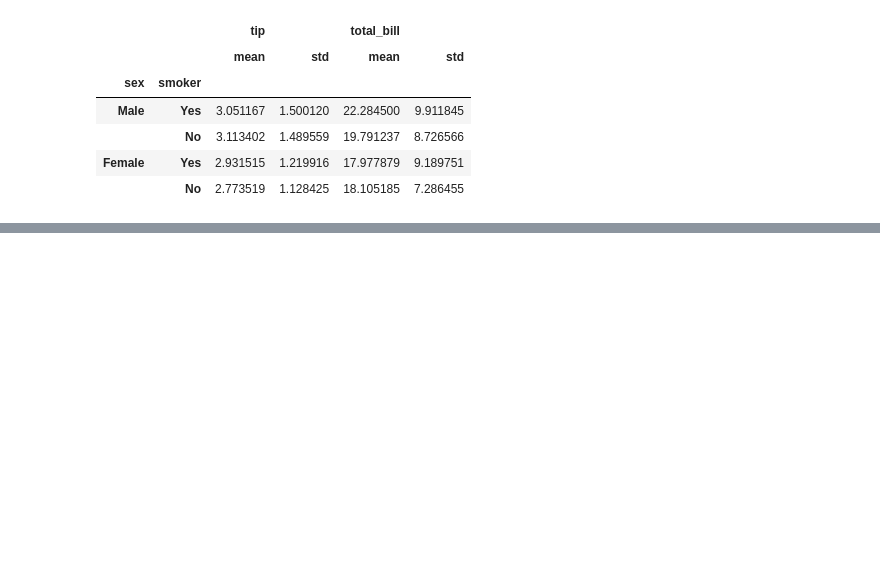
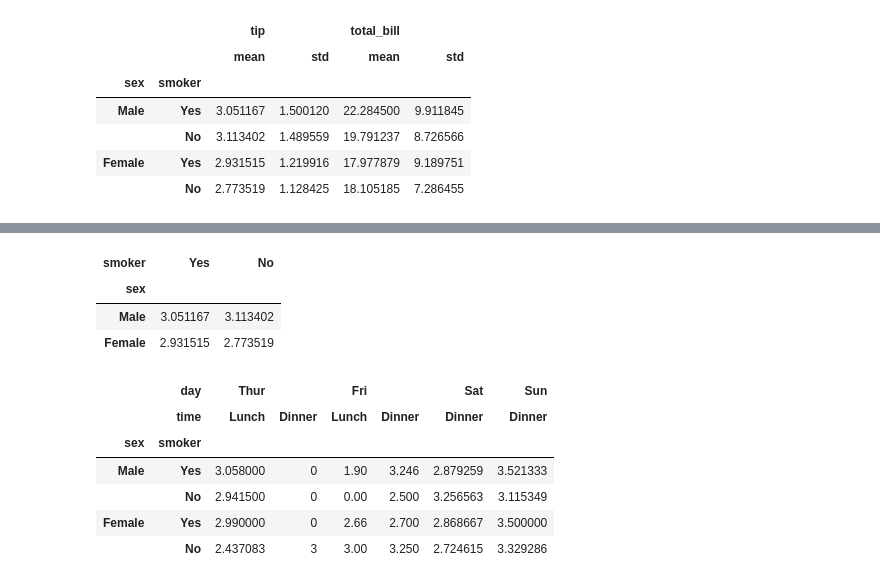
Before and after one commit to kim-dahun/python-study, a Jupyter notebook: py15_dataframe.ipynb, the cells around one changed output, grey strips where cells are left out. Drawn from its saved outputs; the diff is of its cells as text; code cells hidden in the pictures; blank space fills up the shorter version.

```diff
--- a/py15_dataframe.ipynb
+++ b/py15_dataframe.ipynb
@@ -338,0 +376,19 @@ pd.DataFrame(y)
+# %%
+tips.pivot_table(values='tip', index='sex', columns='smoker')
+# %% [output]
+| smoker | Yes | No |
+| sex |  |  |
+| Male | 3.051167 | 3.113402 |
+| Female | 2.931515 | 2.773519 |
+# %%
+# 성별, 흡연여부별, 요일별, 시간대별, 팁의 평균
+
+tips.pivot_table(fill_value=0, values='tip', index=['sex','smoker'], columns=['day','time'])
+# %% [output]
+|  | day | Thur |  | Fri |  | Sat | Sun |
+|  | time | Lunch | Dinner | Lunch | Dinner | Dinner | Dinner |
+| sex | smoker |  |  |  |  |  |  |
+| Male | Yes | 3.058000 | 0 | 1.90 | 3.246 | 2.879259 | 3.521333 |
+|  | No | 2.941500 | 0 | 0.00 | 2.500 | 3.256563 | 3.115349 |
+| Female | Yes | 2.990000 | 0 | 2.66 | 2.700 | 2.868667 | 3.500000 |
+|  | No | 2.437083 | 3 | 3.00 | 3.250 | 2.724615 | 3.329286 |
```
Also changed, not shown: parts of 4 cells of this notebook.
